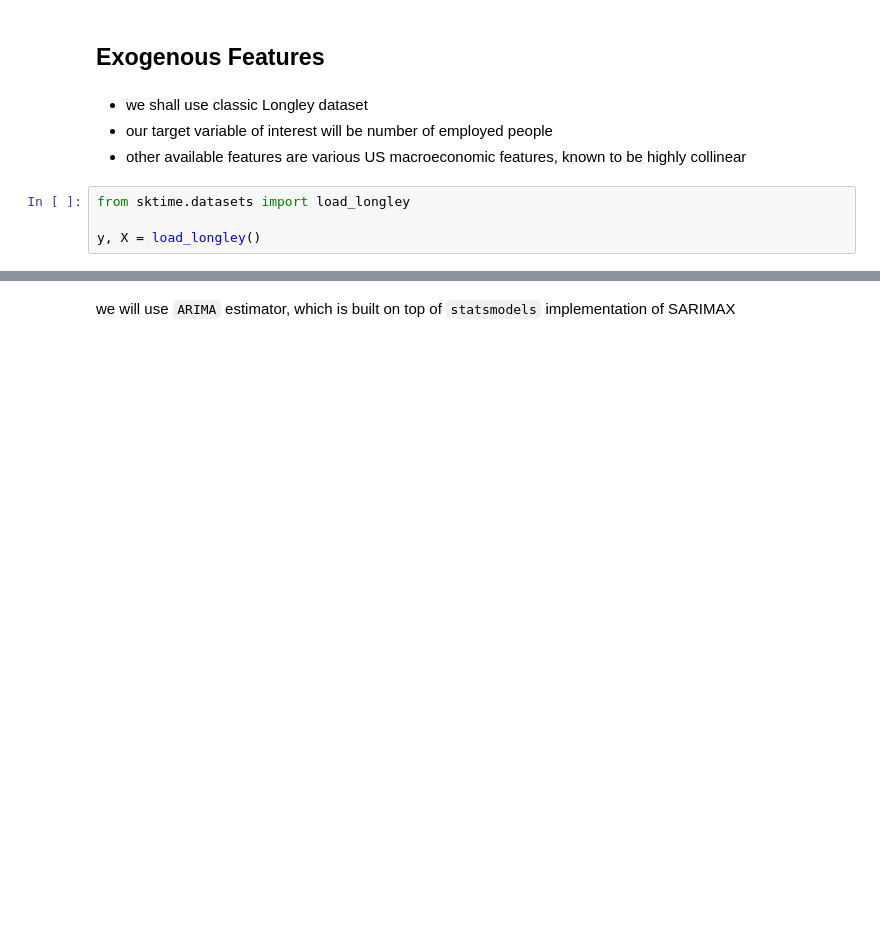
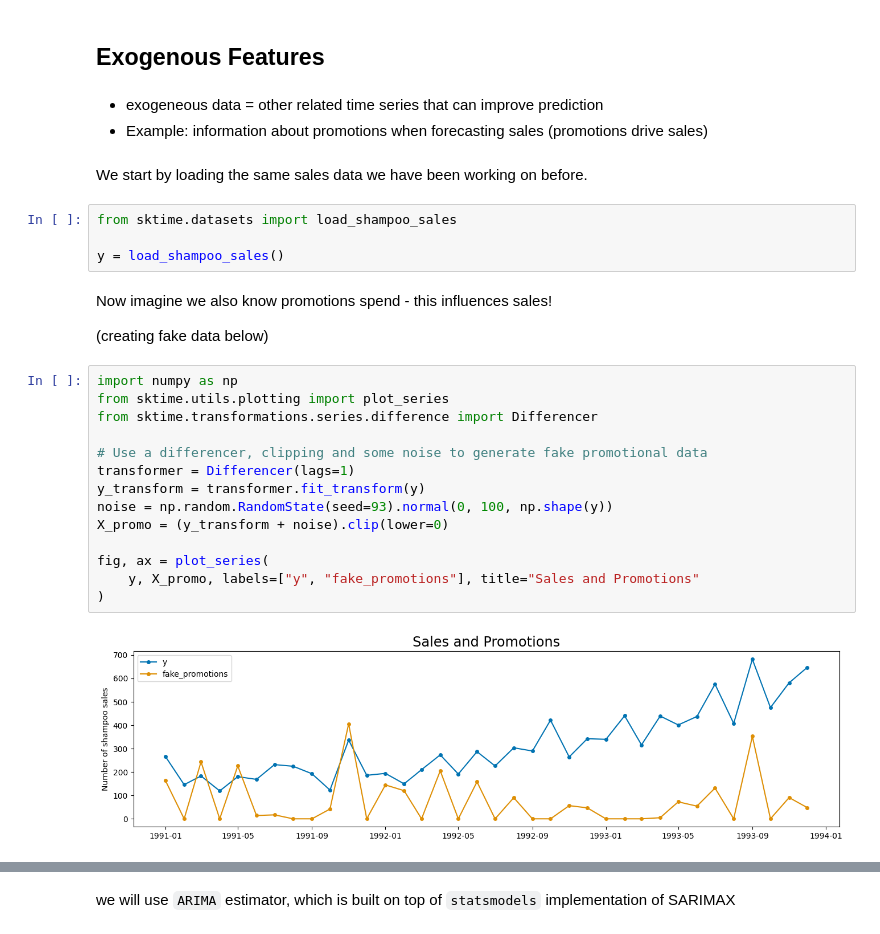
Before and after one commit to sktime/sktime-tutorial-ODSC-Europe-2024, a Jupyter notebook: notebooks/01_forecasting.ipynb, the cells around one changed output, grey strips where cells are left out. Saved outputs shown, nothing was run; the diff lists cells and outputs as text; blank space fills up the shorter version.

Commit message:
exogeneous

```diff
--- a/notebooks/01_forecasting.ipynb
+++ b/notebooks/01_forecasting.ipynb
@@ -89,14 +89,35 @@ Notes:
 * for robust evaluation & comparison, use backtesting (not single train/test split)
 # %% [markdown]
 ## Exogenous Features
-# %% [markdown]
-* we shall use classic Longley dataset
-* our target variable of interest will be number of employed people
-* other available features are various US macroeconomic features, known to be highly collinear
+# %% [markdown]
+- exogeneous data = other related time series that can improve prediction
+- Example: information about promotions when forecasting sales (promotions drive sales)
+# %% [markdown]
+We start by loading the same sales data we have been working on before.
 # %%
-from sktime.datasets import load_longley
+from sktime.datasets import load_shampoo_sales
 
-y, X = load_longley()
+y = load_shampoo_sales()
+# %% [markdown]
+Now imagine we also know promotions spend - this influences sales!
+
+(creating fake data below)
+# %%
+import numpy as np
+from sktime.utils.plotting import plot_series
+from sktime.transformations.series.difference import Differencer
+
+# Use a differencer, clipping and some noise to generate fake promotional data
+transformer = Differencer(lags=1)
+y_transform = transformer.fit_transform(y)
+noise = np.random.RandomState(seed=93).normal(0, 100, np.shape(y))
+X_promo = (y_transform + noise).clip(lower=0)
+
+fig, ax = plot_series(
+    y, X_promo, labels=["y", "fake_promotions"], title="Sales and Promotions"
+)
+# %% [output]
+[figure, added]
 # %%
 y.head()
 # %% [output]
```
Also changed, not shown: parts of 32 cells of this notebook.
